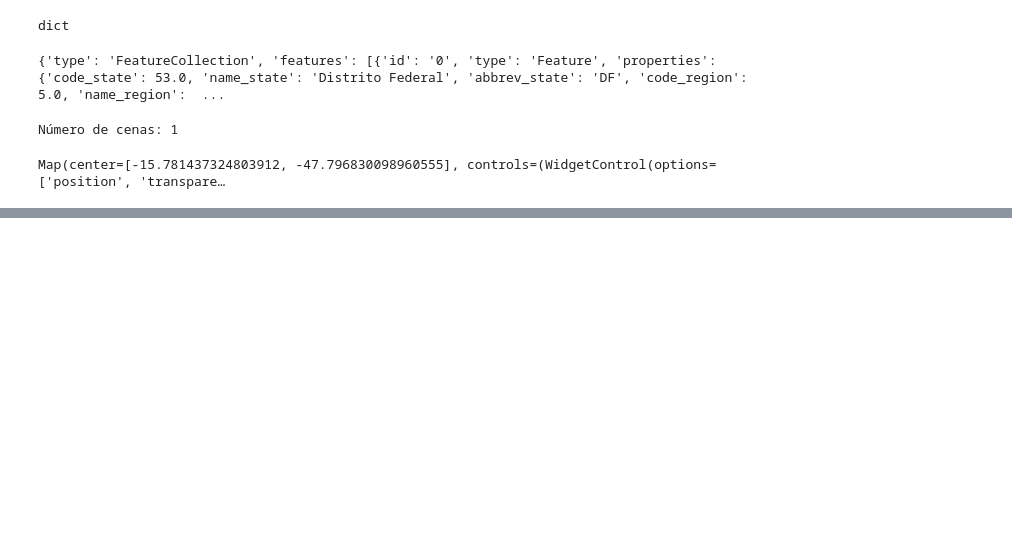
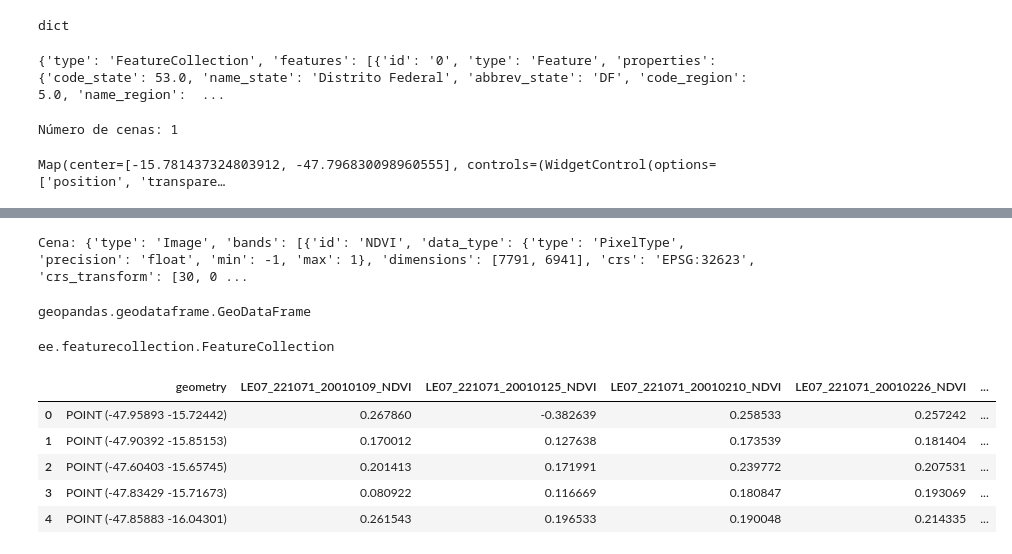
Before and after one commit to wanderam/PDIPy_wam, a Jupyter notebook: Py_GEE_1.ipynb, the cells around one changed output, grey strips where cells are left out. Drawn from its saved outputs; the diff is of its cells as text; code cells hidden in the pictures; blank space fills up the shorter version.

```diff
--- a/Py_GEE_1.ipynb
+++ b/Py_GEE_1.ipynb
@@ -72,0 +126,9 @@ Map(center=[-15.781437324803912, -47.796830098960555], controls=(WidgetControl(o
+# %%
+# Função para NDVI
+
+def calc_ndvi_collection(img):
+    ndvi = img.normalizedDifference(['SR_B4', 'SR_B3']).rename('NDVI')
+    return ndvi.copyProperties(img, ['system:time_start', 'system:index'])
+# %%
+# Gerando NDVI para coleção
+NDVI2 = collection2.map(calc_ndvi_collection)
@@ -72,0 +166,54 @@ Map(center=[-15.781437324803912, -47.796830098960555], controls=(WidgetControl(o
+# %%
+# Obtendo apenas um NDVI para conferência
+
+ndvi_selecionado = NDVI2.filterDate('2001-12-10', '2001-12-12').first()
+
+print(f'Cena: {ndvi_selecionado.getInfo()}')
+# %% [output]
+Cena: {'type': 'Image', 'bands': [{'id': 'NDVI', 'data_type': {'type': 'PixelType', 'precision': 'float', 'min': -1, 'max': 1}, 'dimensions': [7791, 6941], 'crs': 'EPSG:32623', 'crs_transform': [30, 0 ...
+# %%
+# Gerando uma camada de pontos aleatórios
+pontos = ee.FeatureCollection.randomPoints(region=geemap.gdf_to_ee(DF).geometry(), points=1000, seed=42)
+# %%
+pontos_gdf = geemap.ee_to_gdf(pontos)
+type(pontos_gdf)
+#pontos_gdf.to_file('gpkgs/pontos_gerados_ee.gpkg', driver='GPKG')
+# %% [output]
+geopandas.geodataframe.GeoDataFrame
+# %%
+# Extrair valores de pixel com base em pontos
+# pontos = geemap.gdf_to_ee(pontos_aleatorios)
+
+# Convertendo o NDVI para bandas de ndvi
+ndvi_bandas = NDVI2.toBands()
+
+# Diretório de saída
+work_dir = 'output'
+
+# Definindo o arquivo de saída
+saida_csv = os.path.join(work_dir, 'pts.csv')
+
+# Extraindo valores
+resultado_ee = geemap.extract_values_to_points(pontos, ndvi_bandas, scale=30)    # O resultado de extract_values_to_points é uma ee.FeatureCollection
+# %%
+type(resultado_ee)
+# %% [output]
+ee.featurecollection.FeatureCollection
+# %%
+resultado_gdf = geemap.ee_to_gdf(resultado_ee)
+
+# Removendo valores nulos
+resultado_gdf = resultado_gdf.dropna(axis=1)
+
+
+# Exportando como gpkg
+resultado_gdf.to_file('gpkgs/pontos_extraidos.gpkg', layer='pontos', driver='GPKG')
+
+resultado_gdf.head()
+# %% [output]
+|  | geometry | LE07_221071_20010109_NDVI | LE07_221071_20010125_NDVI | LE07_221071_20010210_NDVI | LE07_221071_20010226_NDVI | ... |
+| 0 | POINT (-47.95893 -15.72442) | 0.267860 | -0.382639 | 0.258533 | 0.257242 | ... |
+| 1 | POINT (-47.90392 -15.85153) | 0.170012 | 0.127638 | 0.173539 | 0.181404 | ... |
+| 2 | POINT (-47.60403 -15.65745) | 0.201413 | 0.171991 | 0.239772 | 0.207531 | ... |
+| 3 | POINT (-47.83429 -15.71673) | 0.080922 | 0.116669 | 0.180847 | 0.193069 | ... |
+| 4 | POINT (-47.85883 -16.04301) | 0.261543 | 0.196533 | 0.190048 | 0.214335 | ... |
```
Also changed, not shown: parts of 15 cells of this notebook, 5 other files.
